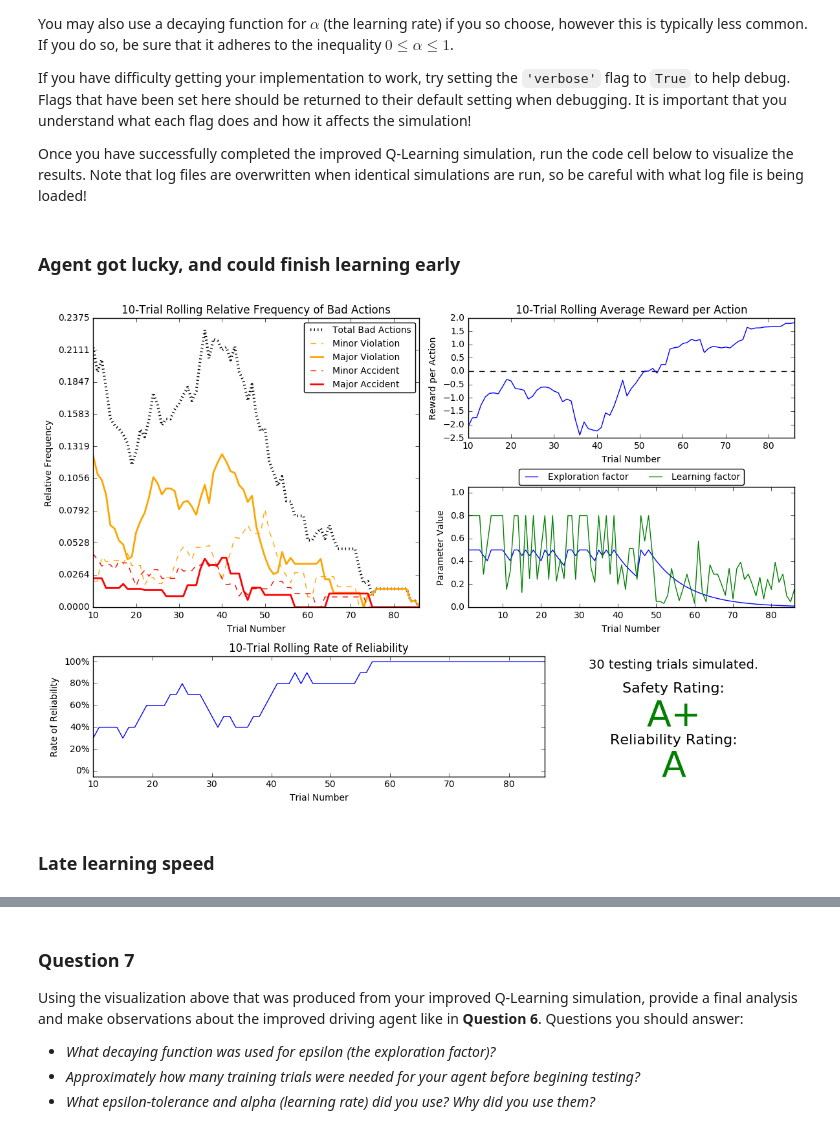
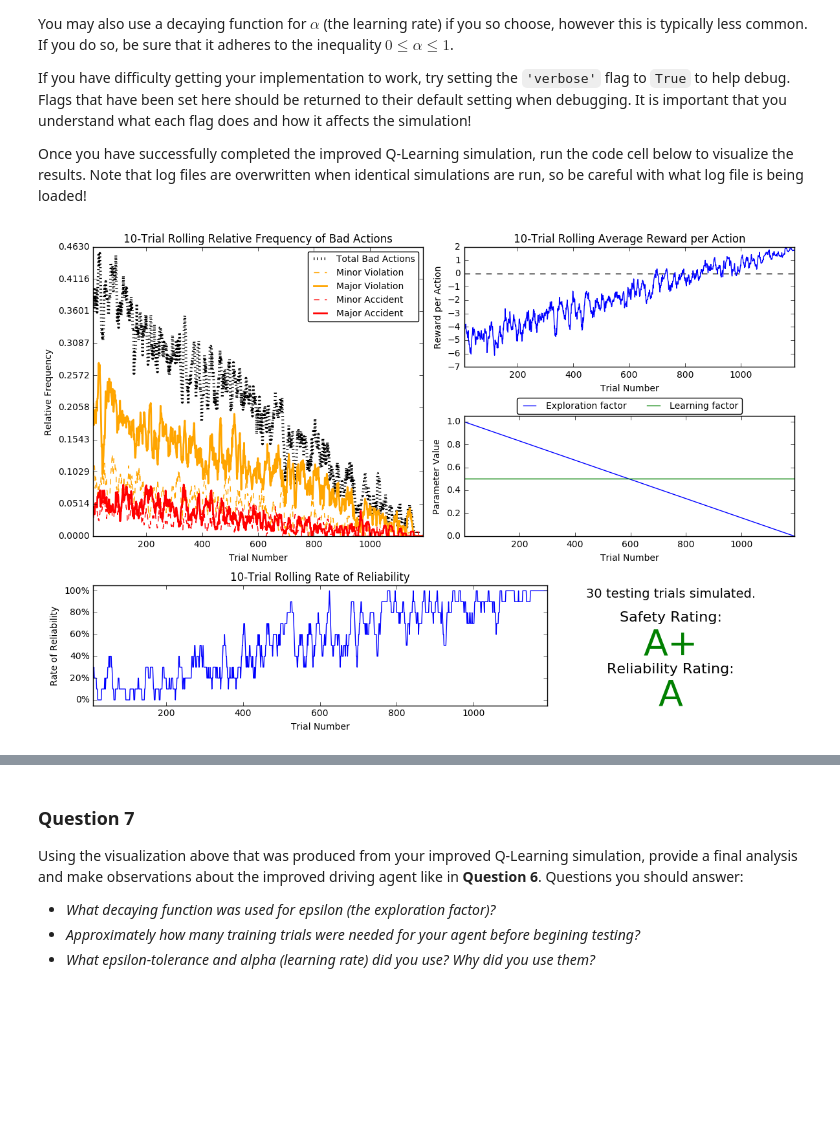
Before and after one commit to afcarl/Udacity-MLND-Project4, a Jupyter notebook: smartcab.ipynb, the cells around one changed output, grey strips where cells are left out. Saved outputs shown, nothing was run; the diff lists cells and outputs as text; code cells hidden in the pictures; blank space fills up the shorter version.

```diff
--- a/smartcab.ipynb
+++ b/smartcab.ipynb
@@ -326,12 +314,8 @@ You may also use a decaying function for $\alpha$ (the learning rate) if you so
 If you have difficulty getting your implementation to work, try setting the `'verbose'` flag to `True` to help debug. Flags that have been set here should be returned to their default setting when debugging. It is important that you understand what each flag does and how it affects the simulation!
 
 Once you have successfully completed the improved Q-Learning simulation, run the code cell below to visualize the results. Note that log files are overwritten when identical simulations are run, so be careful with what log file is being loaded!
-# %% [markdown]
-### Agent got lucky, and could finish learning early
 # %%
 # Load the 'sim_improved-learning' file from the improved Q-Learning simulation
-vs.plot_trials('sim_improved-learning_early_finish.csv')
+vs.plot_trials('sim_improved-learning.csv')
 # %% [output]
-[figure, old version]
+[figure, new version]
-# %% [markdown]
-### Late learning speed
```
Also changed, not shown: parts of 14 cells of this notebook, 6 other files.
